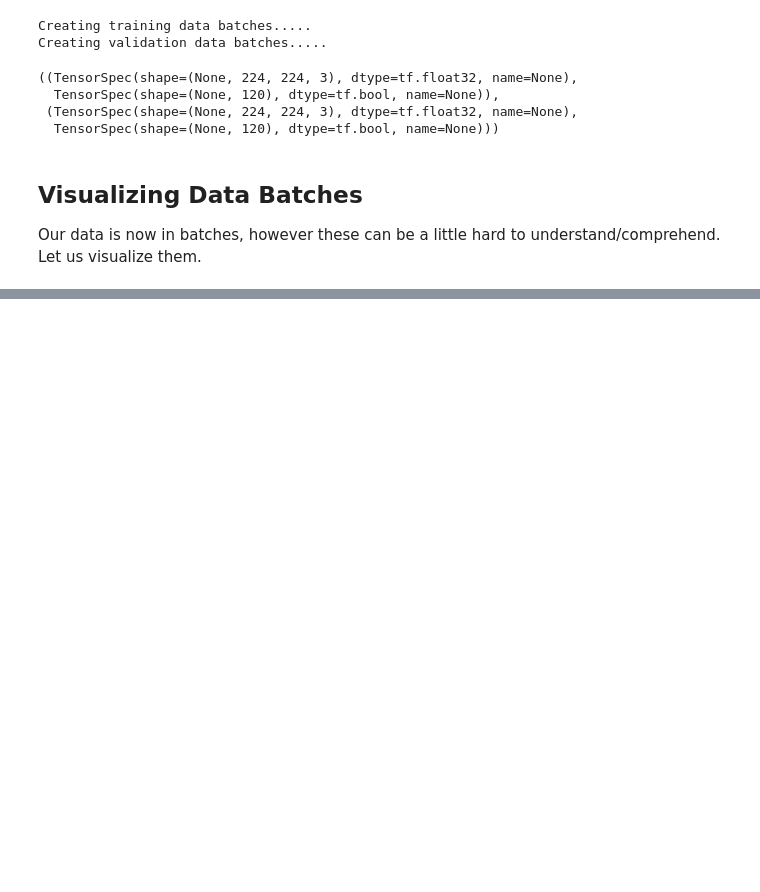
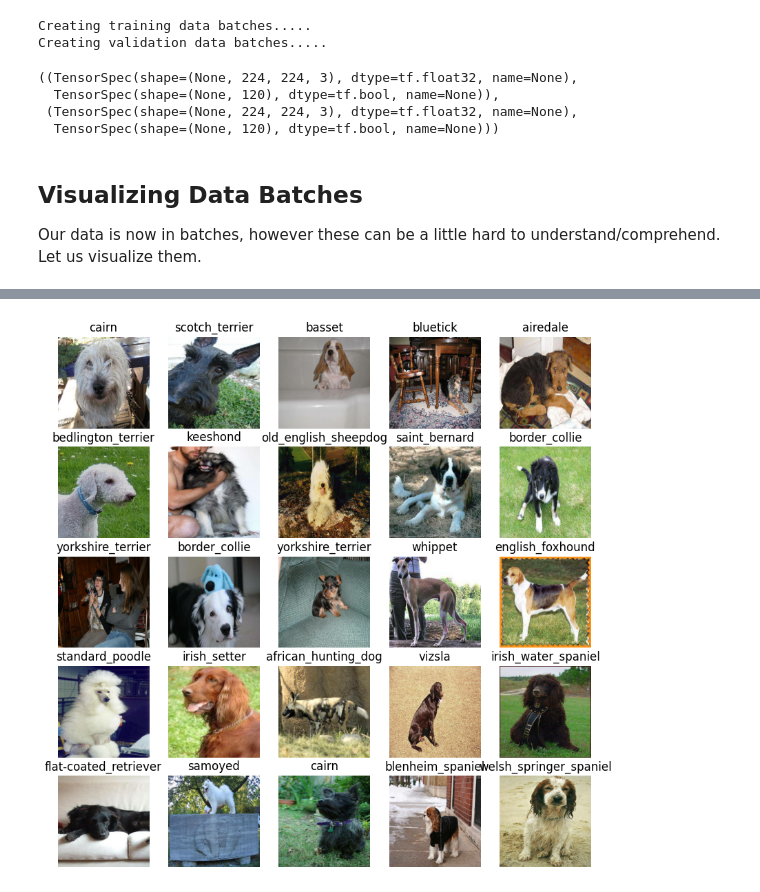
Before and after one commit to VirgSam/Pythonic-Journey, a Jupyter notebook: dog_vision.ipynb, the cells around one changed output, grey strips where cells are left out. Cells and saved outputs as stored; diff of their text form; code cells hidden in the pictures; blank space fills up the shorter version.

```diff
--- a/dog_vision.ipynb
+++ b/dog_vision.ipynb
@@ -570,0 +624,6 @@ train_images, train_labels
+# %%
+# Now ltes visualize our validation set
+val_iamges, val_labels = next(val_data.as_numpy_iterator())
+show_25_images(val_iamges, val_labels)
+# %% [output]
+[figure, added]
```
Also changed, not shown: parts of 8 cells of this notebook.
